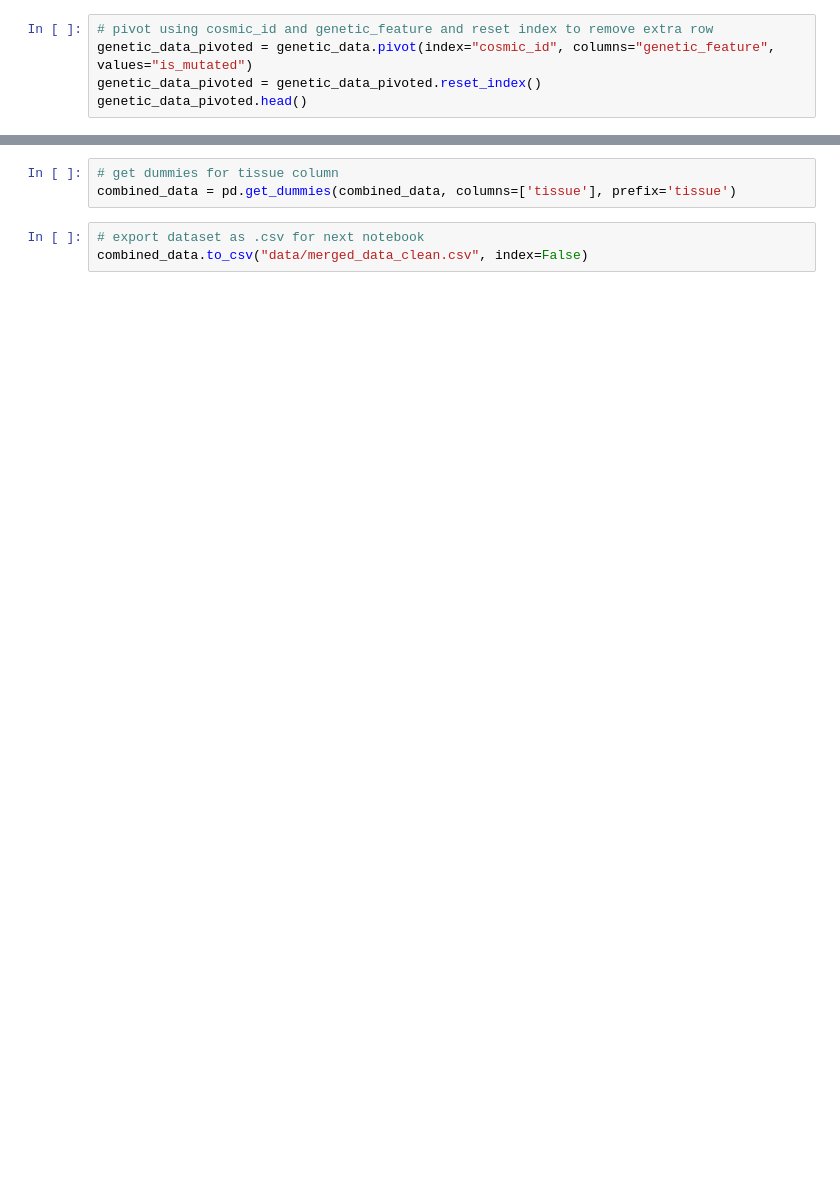
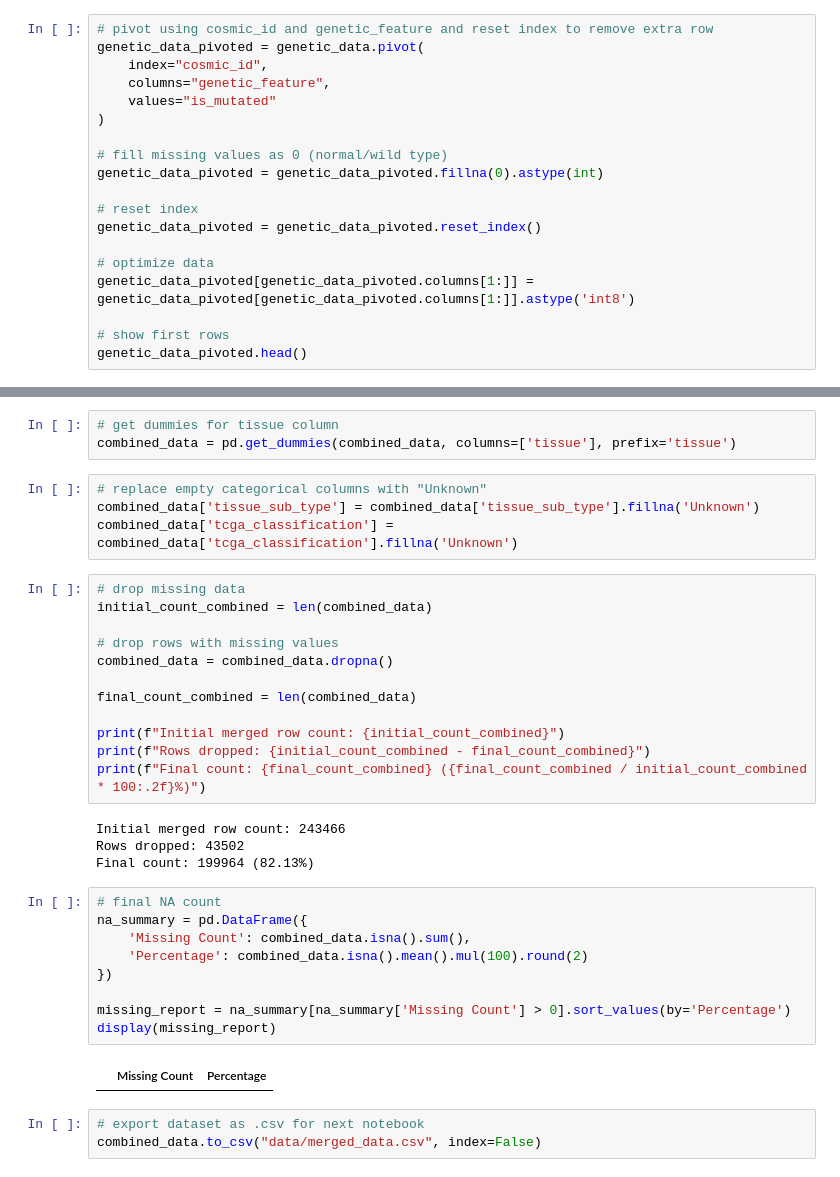
Before and after one commit to patrickkirbyjr/genomic-drug-sensitivity, a Jupyter notebook: 01_data_preprocessing.ipynb, the cells around one changed output, grey strips where cells are left out. Cells and saved outputs as stored; diff of their text form; blank space fills up the shorter version.

```diff
--- a/01_data_preprocessing.ipynb
+++ b/01_data_preprocessing.ipynb
@@ -226,8 +249,22 @@ Success!
 ## Pivot & Merge
 # %%
 # pivot using cosmic_id and genetic_feature and reset index to remove extra row
-genetic_data_pivoted = genetic_data.pivot(index="cosmic_id", columns="genetic_feature", values="is_mutated")
+genetic_data_pivoted = genetic_data.pivot(
+    index="cosmic_id",
+    columns="genetic_feature",
+    values="is_mutated"
+)
+
+# fill missing values as 0 (normal/wild type)
+genetic_data_pivoted = genetic_data_pivoted.fillna(0).astype(int)
+
+# reset index
 genetic_data_pivoted = genetic_data_pivoted.reset_index()
+
+# optimize data
+genetic_data_pivoted[genetic_data_pivoted.columns[1:]] = genetic_data_pivoted[genetic_data_pivoted.columns[1:]].astype('int8')
+
+# show first rows
 genetic_data_pivoted.head()
 # %% [output]
 | genetic_feature | cosmic_id | ABCB1_mut | ABL2_mut | ACACA_mut | ACVR1B_mut | ACVR2A_mut | ADCY1_mut | AFF4_mut | ... |
@@ -254,6 +291,37 @@ Shape of combined_data: (243466, 1774)
 # %%
 # get dummies for tissue column
 combined_data = pd.get_dummies(combined_data, columns=['tissue'], prefix='tissue')
+# %%
+# replace empty categorical columns with "Unknown"
+combined_data['tissue_sub_type'] = combined_data['tissue_sub_type'].fillna('Unknown')
+combined_data['tcga_classification'] = combined_data['tcga_classification'].fillna('Unknown')
+# %%
+# drop missing data
+initial_count_combined = len(combined_data)
+
+# drop rows with missing values
+combined_data = combined_data.dropna()
+
+final_count_combined = len(combined_data)
+
+print(f"Initial merged row count: {initial_count_combined}")
+print(f"Rows dropped: {initial_count_combined - final_count_combined}")
+print(f"Final count: {final_count_combined} ({final_count_combined / initial_count_combined * 100:.2f}%)")
+# %% [output]
+Initial merged row count: 243466
+Rows dropped: 43502
+Final count: 199964 (82.13%)
+# %%
+# final NA count
+na_summary = pd.DataFrame({
+    'Missing Count': combined_data.isna().sum(),
+    'Percentage': combined_data.isna().mean().mul(100).round(2)
+})
+
+missing_report = na_summary[na_summary['Missing Count'] > 0].sort_values(by='Percentage')
+display(missing_report)
+# %% [output]
+|  | Missing Count | Percentage |
 # %%
 # export dataset as .csv for next notebook
-combined_data.to_csv("data/merged_data_clean.csv", index=False)
+combined_data.to_csv("data/merged_data.csv", index=False)
```
Also changed, not shown: parts of 10 cells of this notebook, 7 other files.
